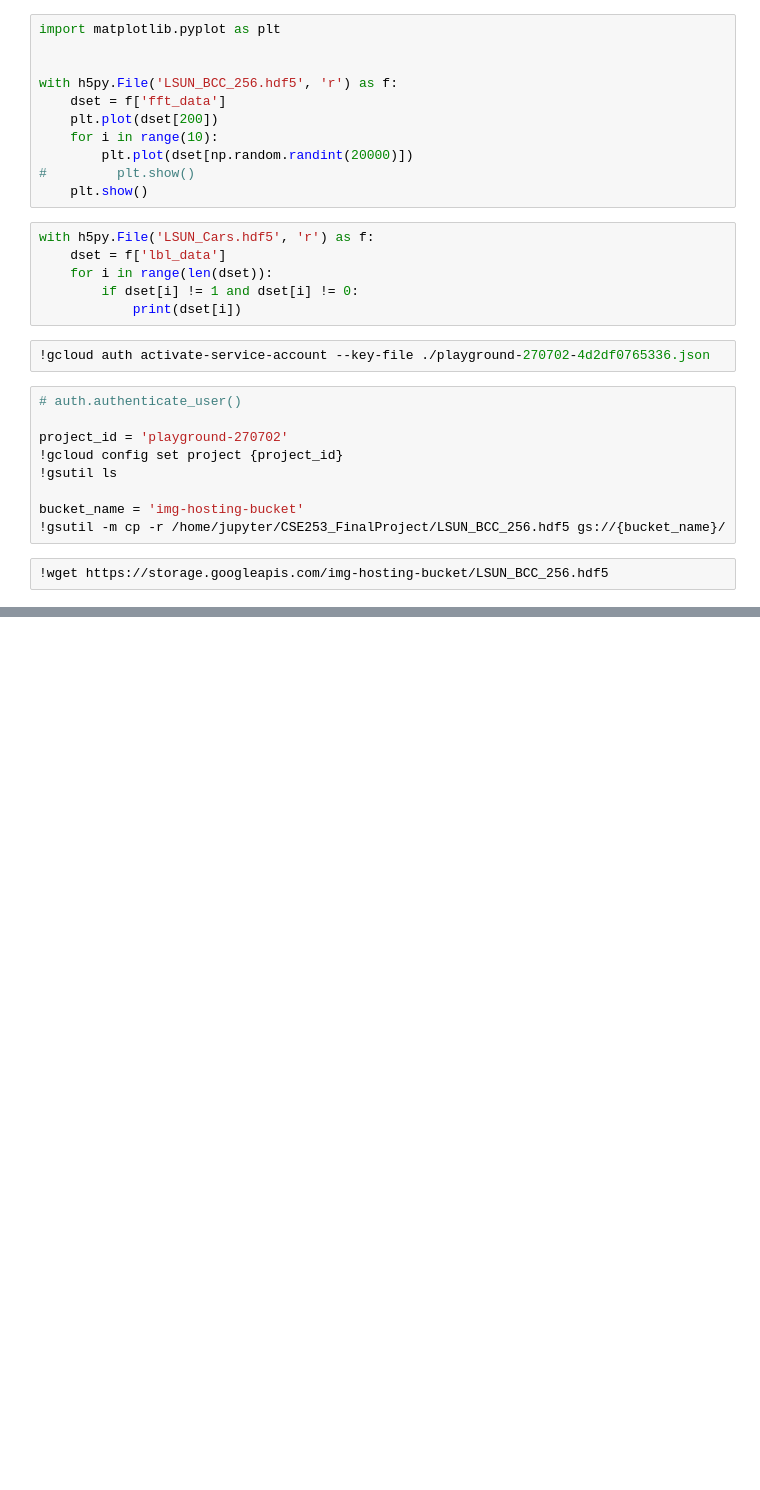
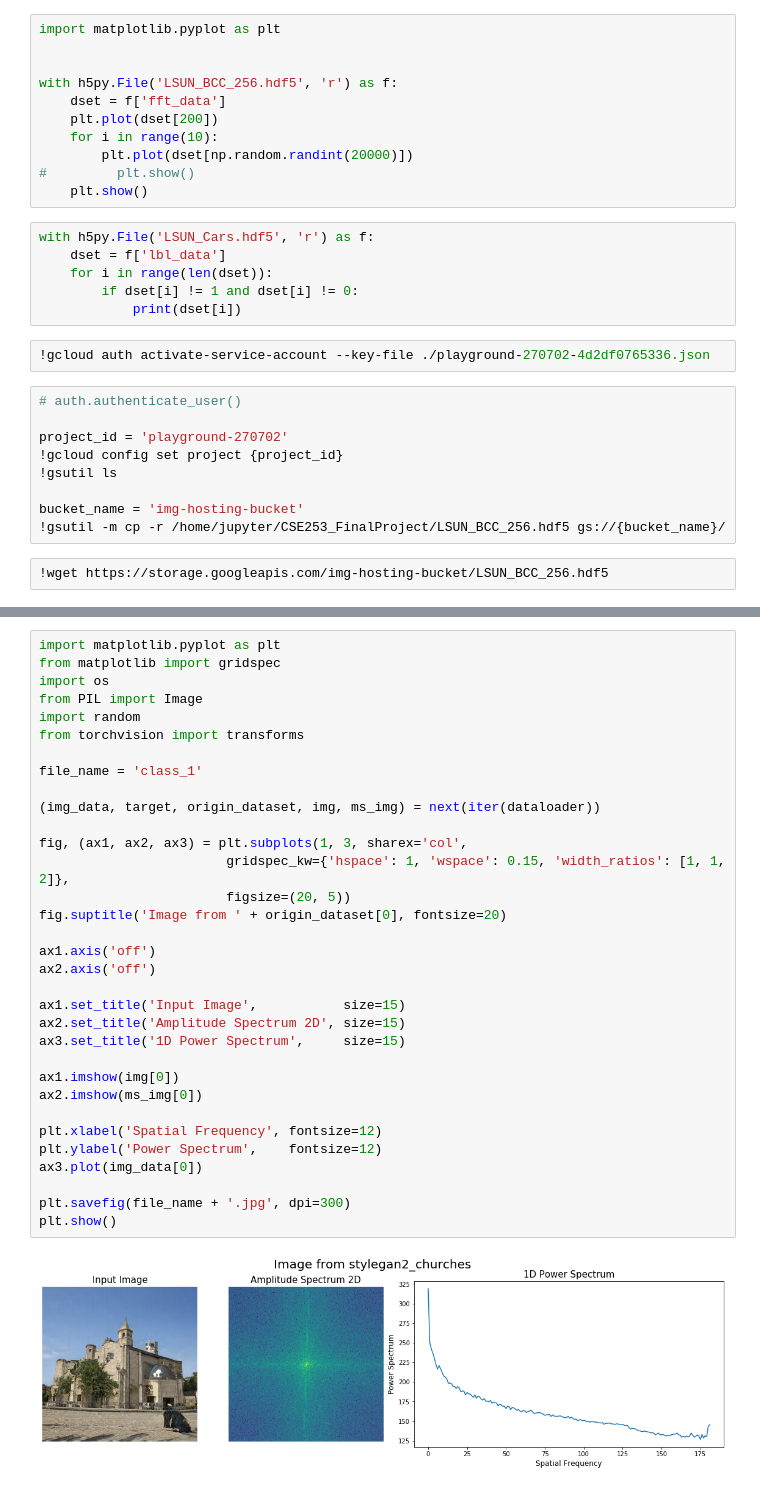
Before and after one commit to avilaJorge/DeepFakeDetector, a Jupyter notebook: DFD_PreProcessor.ipynb, the cells around one changed output, grey strips where cells are left out. Drawn from its saved outputs; the diff is of its cells as text; blank space fills up the shorter version.

Commit message:
Added plots for amplitude/power spectrum along with pictures.

```diff
--- a/DFD_PreProcessor.ipynb
+++ b/DFD_PreProcessor.ipynb
@@ -177,0 +92,35 @@ AttributeError: 'list' object has no attribute 'imshow'
+# %%
+import matplotlib.pyplot as plt
+from matplotlib import gridspec
+import os
+from PIL import Image
+import random
+from torchvision import transforms
+
+file_name = 'class_1'
+
+(img_data, target, origin_dataset, img, ms_img) = next(iter(dataloader))
+
+fig, (ax1, ax2, ax3) = plt.subplots(1, 3, sharex='col',
+                        gridspec_kw={'hspace': 1, 'wspace': 0.15, 'width_ratios': [1, 1, 2]},
+                        figsize=(20, 5))
+fig.suptitle('Image from ' + origin_dataset[0], fontsize=20)
+
+ax1.axis('off')
+ax2.axis('off')
+
+ax1.set_title('Input Image',           size=15)
+ax2.set_title('Amplitude Spectrum 2D', size=15)
+ax3.set_title('1D Power Spectrum',     size=15)
+
+ax1.imshow(img[0])
+ax2.imshow(ms_img[0])
+
+plt.xlabel('Spatial Frequency', fontsize=12)
+plt.ylabel('Power Spectrum',    fontsize=12)
+ax3.plot(img_data[0])
+
+plt.savefig(file_name + '.jpg', dpi=300)
+plt.show()
+# %% [output]
+[figure, added]
```
Also changed, not shown: parts of 1 cell of this notebook, 5 other files.
